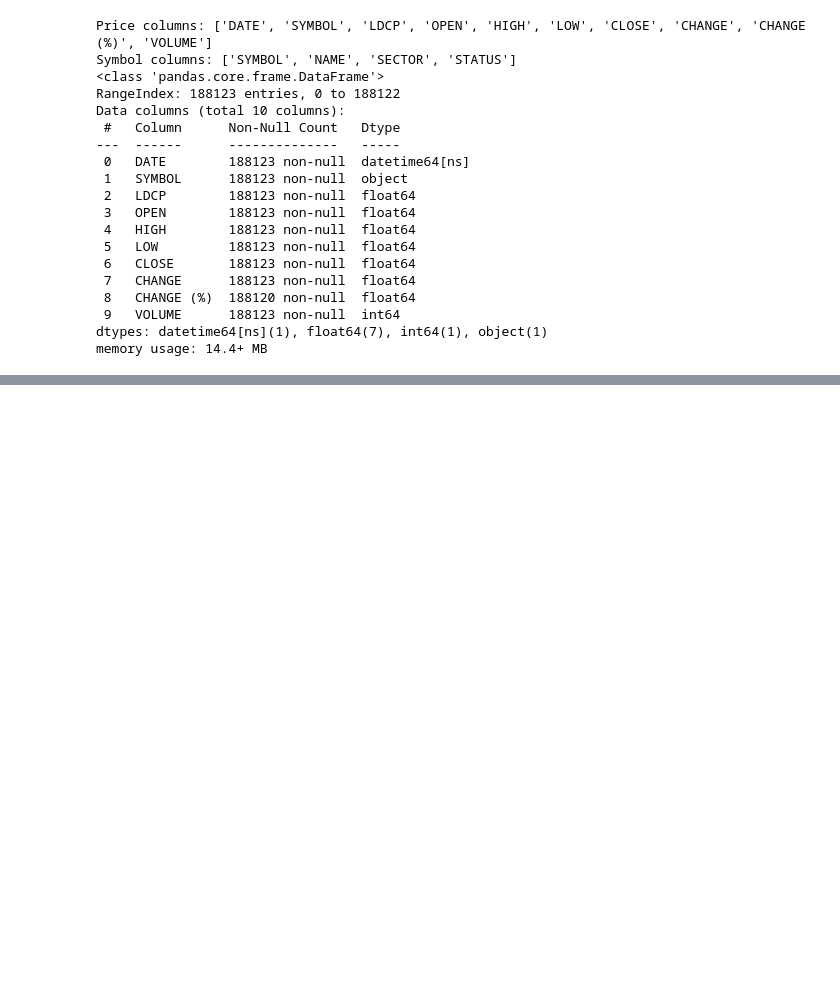
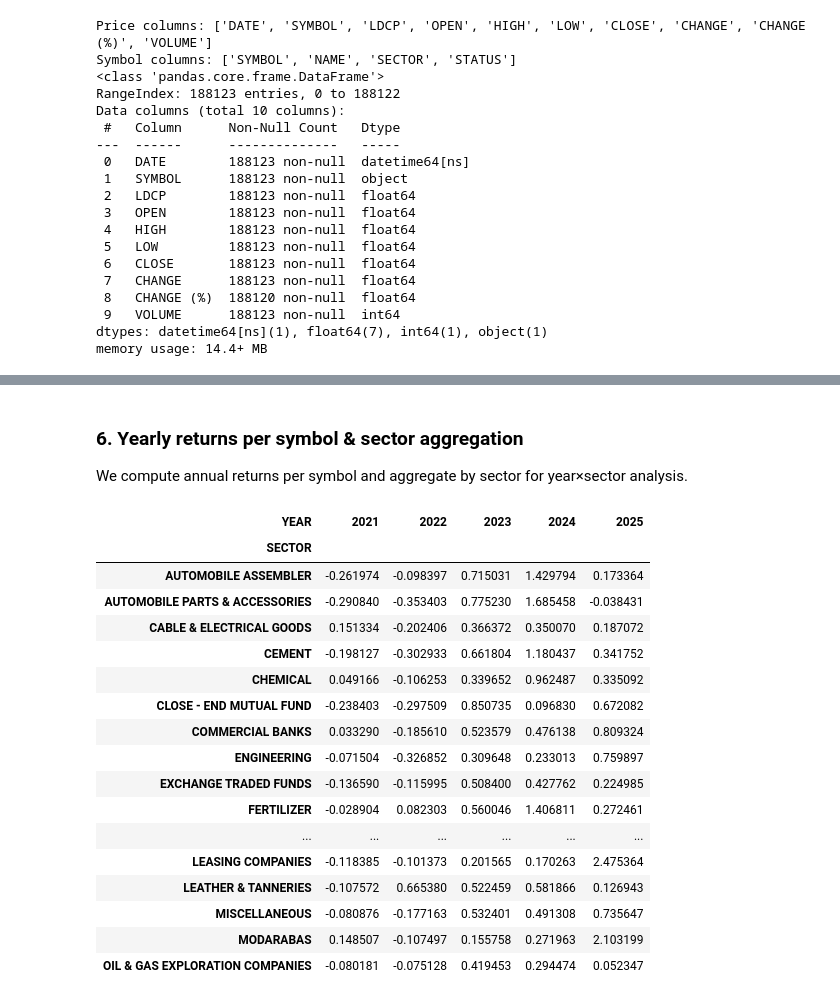
Before and after one commit to farhanhaider95/StockMarketTrendSystem, a Jupyter notebook: Final_Notebook.ipynb, the cells around one changed output, grey strips where cells are left out. Cells and saved outputs as stored; diff of their text form; code cells hidden in the pictures; blank space fills up the shorter version.

```diff
--- a/Final_Notebook.ipynb
+++ b/Final_Notebook.ipynb
@@ -98,0 +178,37 @@ memory usage: 14.4+ MB
+# %% [markdown]
+### 6. Yearly returns per symbol & sector aggregation
+We compute annual returns per symbol and aggregate by sector for year×sector analysis.
+# %%
+# Yearly returns & sector aggregation ---
+def compute_yearly_returns(df):
+    out = df.sort_values('DATE').groupby(['SYMBOL','YEAR'])['CLOSE'].agg(first='first', last='last').reset_index()
+    out['ANNUAL_RETURN'] = out['last'] / out['first'] - 1
+    return out
+
+yearly = compute_yearly_returns(df)
+sym_sector = df[['SYMBOL','SECTOR']].drop_duplicates(subset=['SYMBOL'])
+yearly = yearly.merge(sym_sector, on='SYMBOL', how='left')
+sector_year = yearly.groupby(['SECTOR','YEAR'])['ANNUAL_RETURN'].mean().reset_index()
+pivot_sector_year = sector_year.pivot(index='SECTOR', columns='YEAR', values='ANNUAL_RETURN').fillna(0)
+
+# Show table
+pivot_sector_year.head(20)
+# %% [output]
+| YEAR | 2021 | 2022 | 2023 | 2024 | 2025 |
+| SECTOR |  |  |  |  |  |
+| AUTOMOBILE ASSEMBLER | -0.261974 | -0.098397 | 0.715031 | 1.429794 | 0.173364 |
+| AUTOMOBILE PARTS & ACCESSORIES | -0.290840 | -0.353403 | 0.775230 | 1.685458 | -0.038431 |
+| CABLE & ELECTRICAL GOODS | 0.151334 | -0.202406 | 0.366372 | 0.350070 | 0.187072 |
+| CEMENT | -0.198127 | -0.302933 | 0.661804 | 1.180437 | 0.341752 |
+| CHEMICAL | 0.049166 | -0.106253 | 0.339652 | 0.962487 | 0.335092 |
+| CLOSE - END MUTUAL FUND | -0.238403 | -0.297509 | 0.850735 | 0.096830 | 0.672082 |
+| COMMERCIAL BANKS | 0.033290 | -0.185610 | 0.523579 | 0.476138 | 0.809324 |
+| ENGINEERING | -0.071504 | -0.326852 | 0.309648 | 0.233013 | 0.759897 |
+| EXCHANGE TRADED FUNDS | -0.136590 | -0.115995 | 0.508400 | 0.427762 | 0.224985 |
+| FERTILIZER | -0.028904 | 0.082303 | 0.560046 | 1.406811 | 0.272461 |
+| ... | ... | ... | ... | ... | ... |
+| LEASING COMPANIES | -0.118385 | -0.101373 | 0.201565 | 0.170263 | 2.475364 |
+| LEATHER & TANNERIES | -0.107572 | 0.665380 | 0.522459 | 0.581866 | 0.126943 |
+| MISCELLANEOUS | -0.080876 | -0.177163 | 0.532401 | 0.491308 | 0.735647 |
+| MODARABAS | 0.148507 | -0.107497 | 0.155758 | 0.271963 | 2.103199 |
+| OIL & GAS EXPLORATION COMPANIES | -0.080181 | -0.075128 | 0.419453 | 0.294474 | 0.052347 |
```
Also changed, not shown: parts of 18 cells of this notebook, 1 other file.
